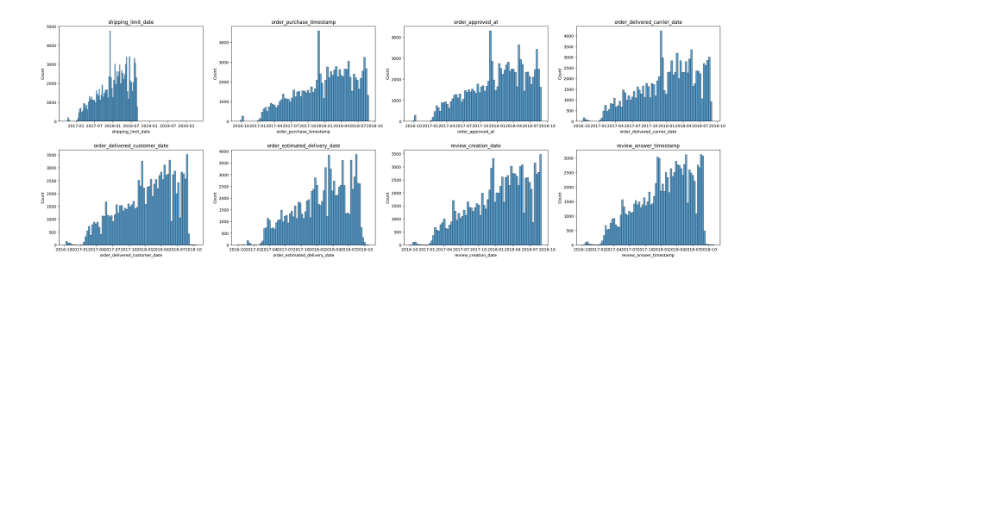
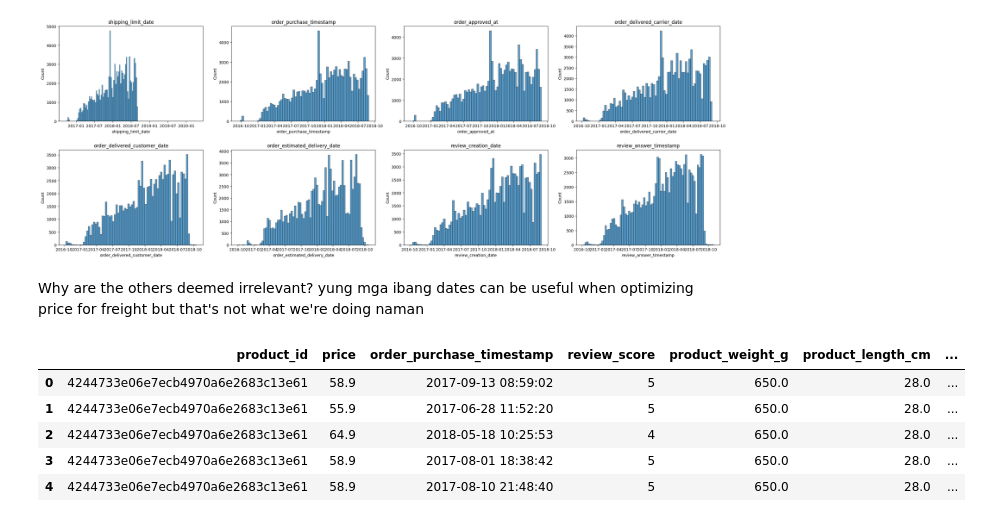
Before and after one commit to RuizLorenzoChavez/price-optimization-ML, a Jupyter notebook: main.ipynb, the cells around one changed output. Cells and saved outputs as stored; diff of their text form; code cells hidden in the pictures; blank space fills up the shorter version.

Commit message:
feature selection: filtered out features related to freight/shipping

```diff
--- a/main.ipynb
+++ b/main.ipynb
@@ -330,13 +330,25 @@ for i, col in enumerate(datetime_cols):
 # %% [output]
 [figure]
 # %%
-['product_id',
- 'price',
- 'order_purchase_timestamp',
- 'review_score',
- 'product_weight_g',
- 'product_length_cm',
- 'product_height_cm',
- 'product_width_cm',
- 'product_category_name_english'
- ]
+relevant_features = ['product_id',
+                     'price',
+                     'order_purchase_timestamp',
+                     'review_score',
+                     'product_weight_g',
+                     'product_length_cm',
+                     'product_height_cm',
+                     'product_width_cm',
+                     'product_category_name_english',
+                     ]
+# %% [markdown]
+Why are the others deemed irrelevant? yung mga ibang dates can be useful when optimizing price for freight but that's not what we're doing naman
+# %%
+main_df = transactions_df[relevant_features]
+main_df.head()
+# %% [output]
+|  | product_id | price | order_purchase_timestamp | review_score | product_weight_g | product_length_cm | ... |
+| 0 | 4244733e06e7ecb4970a6e2683c13e61 | 58.9 | 2017-09-13 08:59:02 | 5 | 650.0 | 28.0 | ... |
+| 1 | 4244733e06e7ecb4970a6e2683c13e61 | 55.9 | 2017-06-28 11:52:20 | 5 | 650.0 | 28.0 | ... |
+| 2 | 4244733e06e7ecb4970a6e2683c13e61 | 64.9 | 2018-05-18 10:25:53 | 4 | 650.0 | 28.0 | ... |
+| 3 | 4244733e06e7ecb4970a6e2683c13e61 | 58.9 | 2017-08-01 18:38:42 | 5 | 650.0 | 28.0 | ... |
+| 4 | 4244733e06e7ecb4970a6e2683c13e61 | 58.9 | 2017-08-10 21:48:40 | 5 | 650.0 | 28.0 | ... |
```
Also changed, not shown: parts of 1 cell of this notebook.
